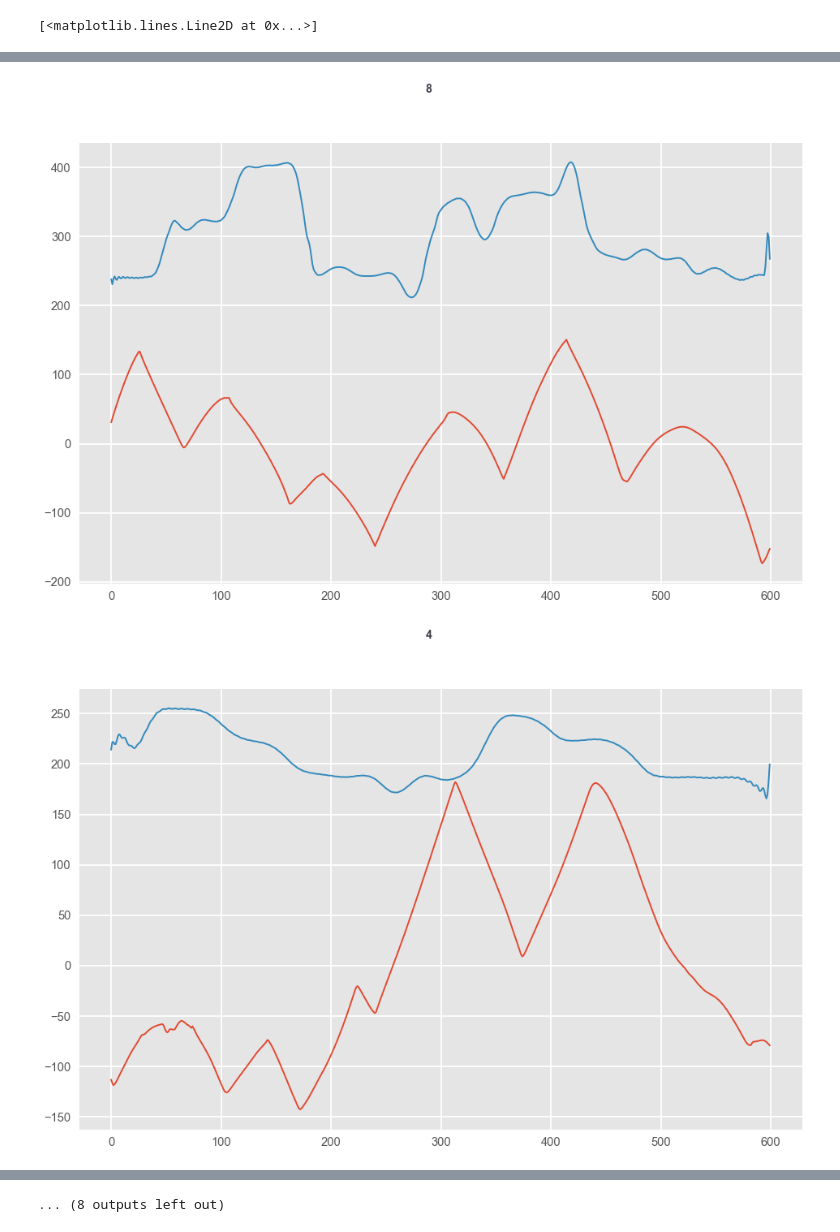
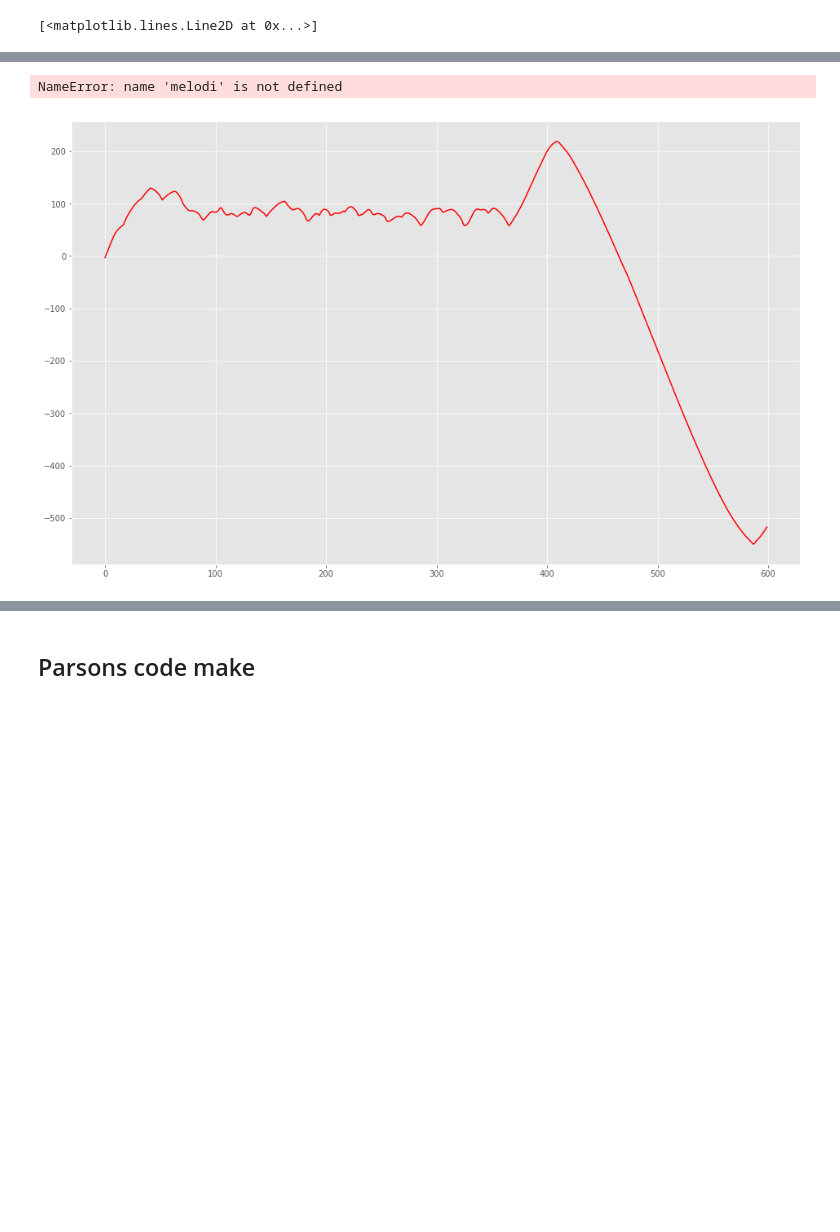
Before and after one commit to shockmonger/melmot, a Jupyter notebook: motionTrain.ipynb, the cells around one changed output, grey strips where cells are left out. Saved outputs shown, nothing was run; the diff lists cells and outputs as text; code cells hidden in the pictures; blank space fills up the shorter version.

```diff
--- a/motionTrain.ipynb
+++ b/motionTrain.ipynb
@@ -164,12 +187,13 @@ melodies= pd.DataFrame(melodies)
 # %%
 import random
 for i in range(20):
     num = random.randint(1, 700)
-    val = p[num,:,0]
+    val = p[num,:,1]
     f,ax = plt.subplots(figsize = (16,10))
-    ax = plt.plot(val)
-    ax = plt.plot(melodi[num,:,0])
-    f.suptitle(mLabels[num], fontsize=14, fontweight='bold')
+    ax = plt.plot(val,color = 'red')
+    ax = plt.plot(melodi[num,:,0],color = 'blue')
+    plt.legend(loc='upper right', bbox_to_anchor=(0.1, 0.1), fontsize = 22)
+    f.suptitle('Melody '+ mLabels[num], fontsize=22)
 # %% [output]
+NameError: name 'melodi' is not defined
-[figure, old version]
+[figure, new version]
-[figure, removed]
@@ -186,4 +200,3 @@ for i in range(20):
-... (8 outputs left out)
 # %%
 melodies.to_csv('melodies794')
 # %%
@@ -190,0 +275,2 @@ melodi = numpy.load('melodiesFeatures.npy')
+# %% [markdown]
+## Parsons code make
```
Also changed, not shown: parts of 4 cells of this notebook, 21 other files.
